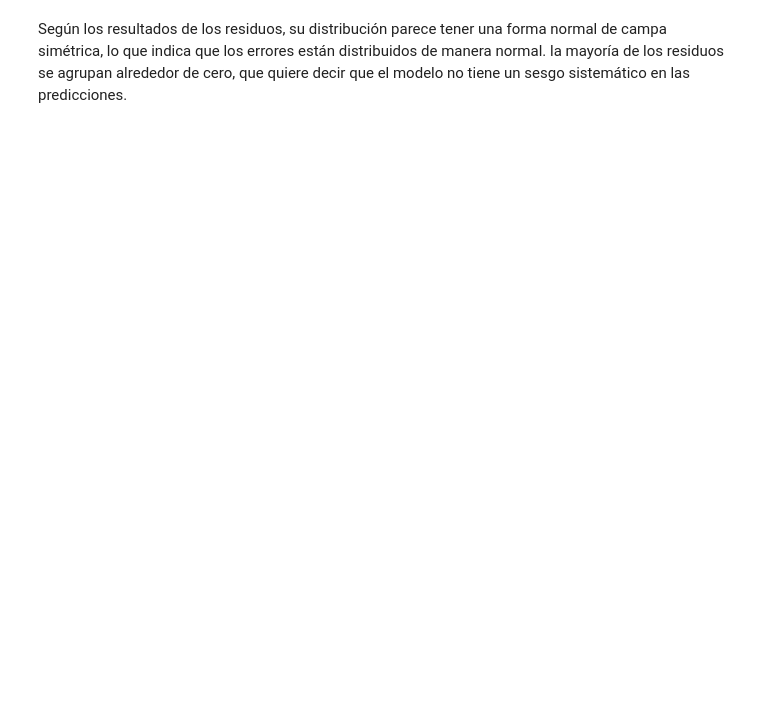
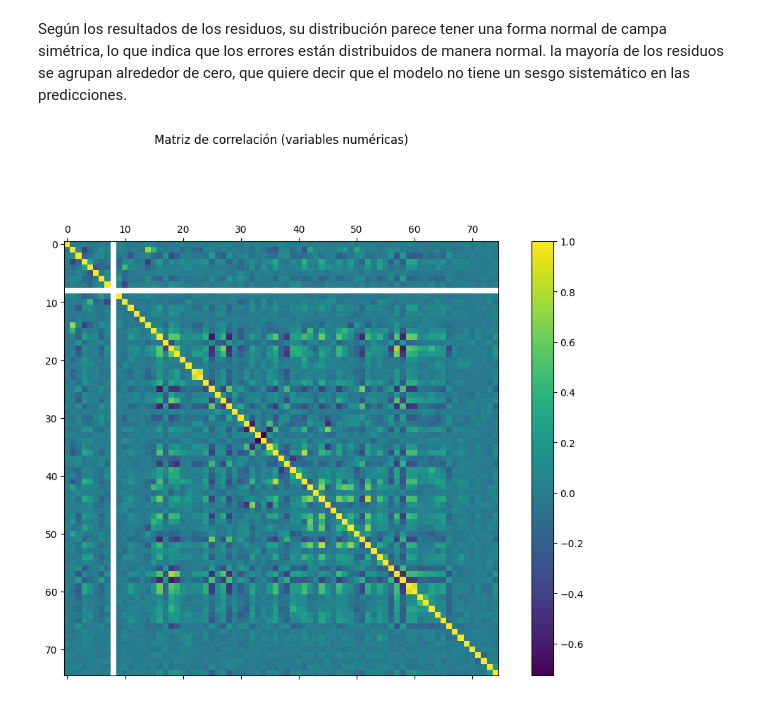
Before and after one commit to HanseLopez99/Modelos-Regresion-Lineal-Data-Mining, a Jupyter notebook: proyecto2.ipynb, the cells around one changed output. Drawn from its saved outputs; the diff is of its cells as text; code cells hidden in the pictures; blank space fills up the shorter version.

Commit message:
feat: Analisis de multicolinealidad, sobreajuste y nuevo modelo

```diff
--- a/proyecto2.ipynb
+++ b/proyecto2.ipynb
@@ -572,2 +582,73 @@ plt.show()
 # %% [markdown]
 Según los resultados de los residuos, su distribución parece tener una forma normal de campa simétrica, lo que indica que los errores están distribuidos de manera normal. la mayoría de los residuos se agrupan alrededor de cero, que quiere decir que el modelo no tiene un sesgo sistemático en las predicciones.
+# %%
+# 1. Matriz de correlación (variables numéricas)
+# Asegurar de seleccionar solo columnas numéricas
+numeric_features = X_train.select_dtypes(include=[np.number])
+corr_matrix = numeric_features.corr()
+
+plt.figure(figsize=(12, 8))
+plt.matshow(corr_matrix, fignum=0)
+plt.title("Matriz de correlación (variables numéricas)", pad=100)
+plt.colorbar()
+plt.show()
+
+# 2. Función para calcular el VIF de cada variable
+def calcular_vif(df):
+    """
+    Calcula el VIF de cada columna en un DataFrame.
+    VIF = 1 / (1 - R^2)
+    """
+    vif_data = []
+    # Se añade la constante para usar en el modelo
+    df_const = sm.add_constant(df)
+
+    for i, col in enumerate(df.columns):
+        # Se elimina la columna 'col' para ver su VIF
+        X_temp = df_const.drop(columns=[col], errors='ignore')
+        y_temp = df_const[col]
+
+        model = sm.OLS(y_temp, X_temp)
+        results = model.fit()
+
+        r2 = results.rsquared
+        vif = np.inf if r2 == 1 else 1/(1 - r2)
+
+        vif_data.append((col, vif))
+
+    # Ordenamos de mayor a menor VIF
+    vif_data.sort(key=lambda x: x[1], reverse=True)
+    return vif_data
+
+# Calculamos el VIF ignorando la variable 'SalePrice' si estuviera en numeric_features
+vif_resultados = calcular_vif(numeric_features.drop(columns=['SalePrice'], errors='ignore'))
+print("VIF de las variables (orden descendente):")
+for var, val in vif_resultados:
+    print(f"{var}: {val:.2f}")
+
+# 3. Entrenar el modelo de Regresión Lineal con TODAS las variables numéricas
+linreg_all = LinearRegression()
+linreg_all.fit(X_train, y_train)
+
+# 4. Métricas en el conjunto de entrenamiento para ver si hay sobreajuste
+y_pred_train = linreg_all.predict(X_train)
+r2_train = r2_score(y_train, y_pred_train)
+
+# Se usa mean_squared_error sin el parámetro 'squared'
+mse_train = mean_squared_error(y_train, y_pred_train)
+rmse_train = np.sqrt(mse_train)
+
+print("R2 (Train) con todas las variables:", r2_train)
+print("RMSE (Train) con todas las variables:", rmse_train)
+
+# Métricas en el conjunto de prueba
+y_pred_test = linreg_all.predict(X_test)
+r2_test = r2_score(y_test, y_pred_test)
+
+mse_test = mean_squared_error(y_test, y_pred_test)
+rmse_test = np.sqrt(mse_test)
+
+print("R2 (Test) con todas las variables:", r2_test)
+print("RMSE (Test) con todas las variables:", rmse_test)
+# %% [output]
+[figure, added]
```
Also changed, not shown: parts of 6 cells of this notebook.
